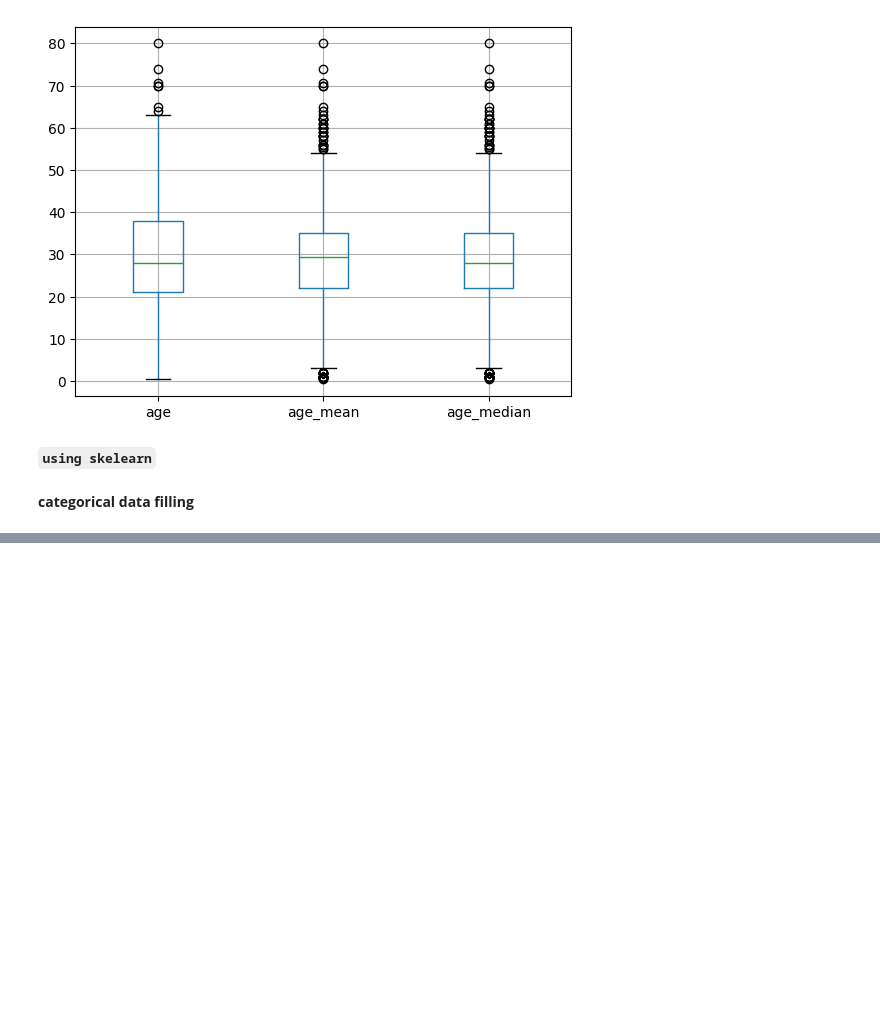
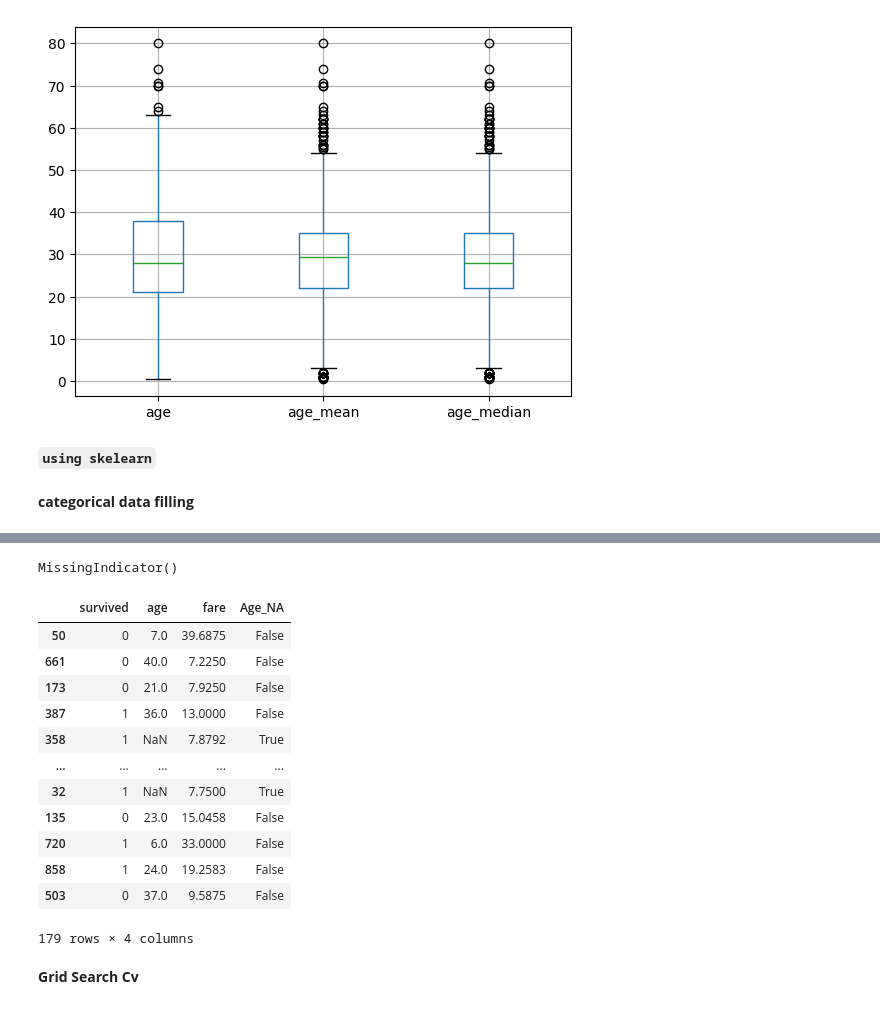
Before and after one commit to tiwarisubash956/Machine-Learning-Algorithms, a Jupyter notebook: ml-100-days.ipynb, the cells around one changed output, grey strips where cells are left out. Saved outputs shown, nothing was run; the diff lists cells and outputs as text; code cells hidden in the pictures; blank space fills up the shorter version.

```diff
--- a/ml-100-days.ipynb
+++ b/ml-100-days.ipynb
@@ -1953,0 +1958,29 @@ trf10=ColumnTransformer([
+# %%
+from sklearn.impute import MissingIndicator
+mi=MissingIndicator()
+# %%
+X_test,X_train=train_test_split(df10,test_size=0.2)
+# %%
+mi.fit(X_train)
+# %% [output]
+MissingIndicator()
+# %%
+X_train_missing=mi.transform(X_train)
+X_test_missing=mi.transform(X_test)
+# %%
+X_train['Age_NA']=X_train_missing
+X_train
+# %% [output]
+|  | survived | age | fare | Age_NA |
+| 50 | 0 | 7.0 | 39.6875 | False |
+| 661 | 0 | 40.0 | 7.2250 | False |
+| 173 | 0 | 21.0 | 7.9250 | False |
+| 387 | 1 | 36.0 | 13.0000 | False |
+| 358 | 1 | NaN | 7.8792 | True |
+| ... | ... | ... | ... | ... |
+| 32 | 1 | NaN | 7.7500 | True |
+| 135 | 0 | 23.0 | 15.0458 | False |
+| 720 | 1 | 6.0 | 33.0000 | False |
+| 858 | 1 | 24.0 | 19.2583 | False |
+| 503 | 0 | 37.0 | 9.5875 | False |
+179 rows × 4 columns
@@ -1953,0 +1998,2 @@ trf10=ColumnTransformer([
+# %% [markdown]
+**Grid Search Cv**
```
Also changed, not shown: parts of 18 cells of this notebook.
